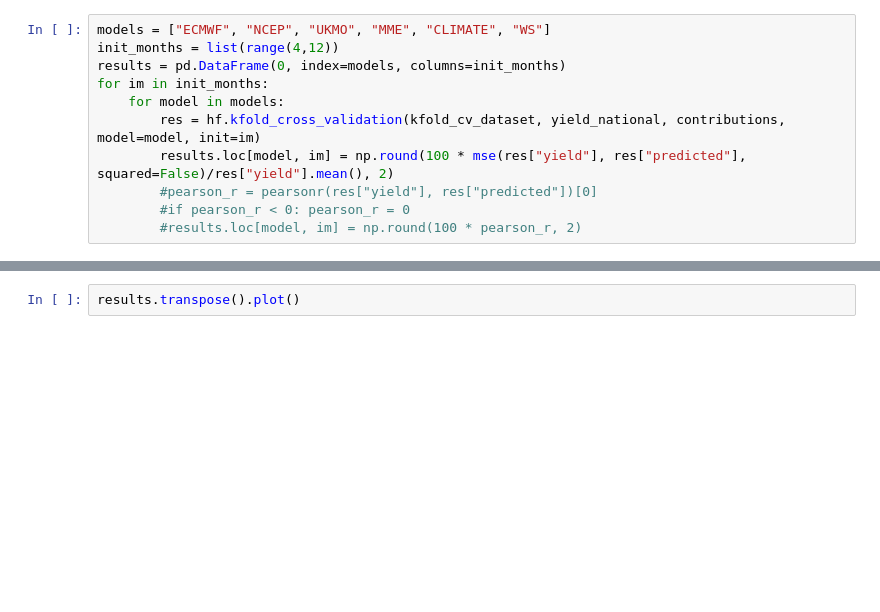
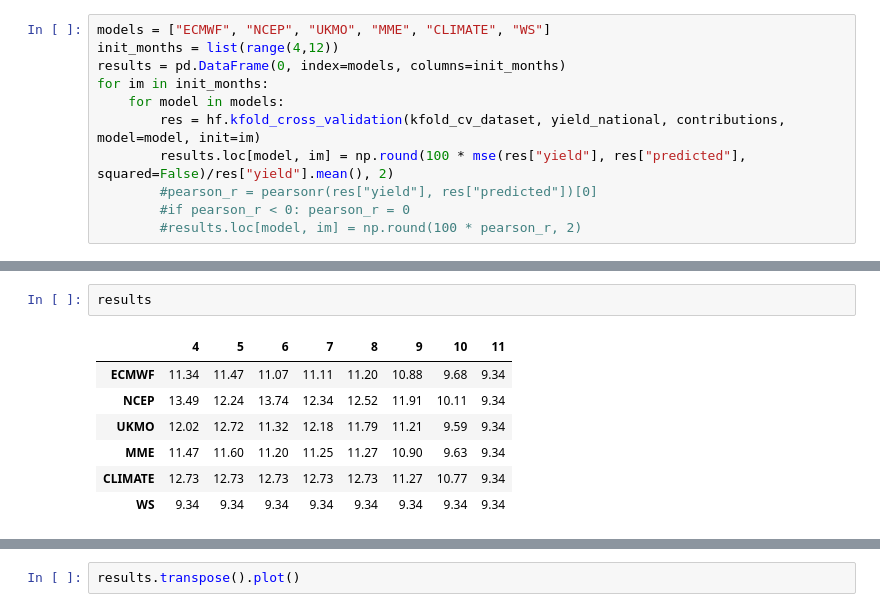
Before and after one commit to mzachow/wheat-yield-forecast-brazil, a Jupyter notebook: climatology_vs_seasonal_forecasts.ipynb, the cells around one changed output, grey strips where cells are left out. Drawn from its saved outputs; the diff is of its cells as text; blank space fills up the shorter version.

```diff
--- a/climatology_vs_seasonal_forecasts.ipynb
+++ b/climatology_vs_seasonal_forecasts.ipynb
@@ -147,0 +154,10 @@ for im in init_months:
+# %%
+results
+# %% [output]
+|  | 4 | 5 | 6 | 7 | 8 | 9 | 10 | 11 |
+| ECMWF | 11.34 | 11.47 | 11.07 | 11.11 | 11.20 | 10.88 | 9.68 | 9.34 |
+| NCEP | 13.49 | 12.24 | 13.74 | 12.34 | 12.52 | 11.91 | 10.11 | 9.34 |
+| UKMO | 12.02 | 12.72 | 11.32 | 12.18 | 11.79 | 11.21 | 9.59 | 9.34 |
+| MME | 11.47 | 11.60 | 11.20 | 11.25 | 11.27 | 10.90 | 9.63 | 9.34 |
+| CLIMATE | 12.73 | 12.73 | 12.73 | 12.73 | 12.73 | 11.27 | 10.77 | 9.34 |
+| WS | 9.34 | 9.34 | 9.34 | 9.34 | 9.34 | 9.34 | 9.34 | 9.34 |
```
Also changed, not shown: parts of 5 cells of this notebook.
